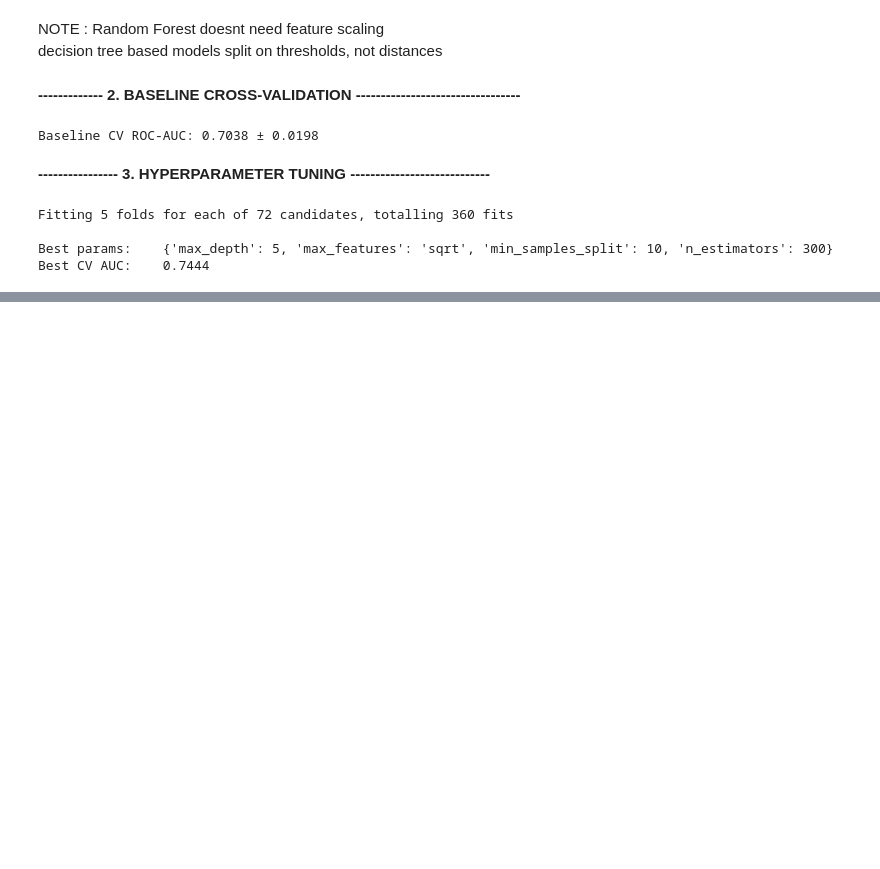
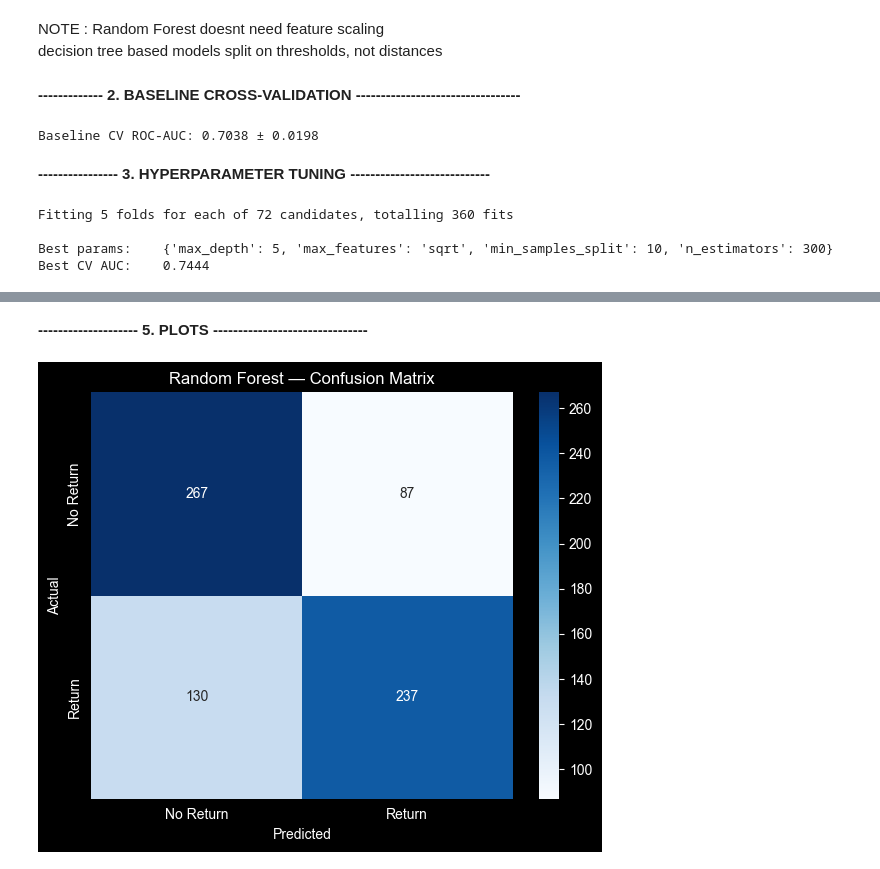
Before and after one commit to Adore96/fml-l1, a Jupyter notebook: notebooks/03_random_forest.ipynb, the cells around one changed output, grey strips where cells are left out. Drawn from its saved outputs; the diff is of its cells as text; code cells hidden in the pictures; blank space fills up the shorter version.

```diff
--- a/notebooks/03_random_forest.ipynb
+++ b/notebooks/03_random_forest.ipynb
@@ -81,0 +84,18 @@ Best CV AUC:    0.7444
+# %%
+y_pred = best_rf.predict(X_test)
+y_prob = best_rf.predict_proba(X_test)[:, 1]
+
+acc  = accuracy_score(y_test, y_pred)
+prec = precision_score(y_test, y_pred)
+rec  = recall_score(y_test, y_pred)
+f1   = f1_score(y_test, y_pred)
+auc  = roc_auc_score(y_test, y_prob)
+
+print("\n========== RANDOM FOREST RESULTS ==========")
+print(f"  Accuracy  : {acc:.4f}")
+print(f"  Precision : {prec:.4f}")
+print(f"  Recall    : {rec:.4f}")
+print(f"  F1 Score  : {f1:.4f}")
+print(f"  ROC-AUC   : {auc:.4f}")
+print("\nClassification Report:")
+print(classification_report(y_test, y_pred, target_names=['No Return', 'Return']))
@@ -81,0 +119,18 @@ Best CV AUC:    0.7444
+# %% [markdown]
+**-------------------- 5. PLOTS -------------------------------**
+# %%
+FEATURE_COLS = list(X_train.columns)
+
+# Confusion Matrix
+plt.figure(figsize=(6, 5))
+cm = confusion_matrix(y_test, y_pred)
+sns.heatmap(cm, annot=True, fmt='d', cmap='Blues',
+            xticklabels=['No Return', 'Return'],
+            yticklabels=['No Return', 'Return'])
+plt.title('Random Forest — Confusion Matrix')
+plt.ylabel('Actual'); plt.xlabel('Predicted')
+plt.tight_layout()
+plt.savefig('../outputs/rf_confusion_matrix.png', dpi=150)
+plt.show()
+# %% [output]
+[figure, added]
```
Also changed, not shown: parts of 4 cells of this notebook, 3 other files.
